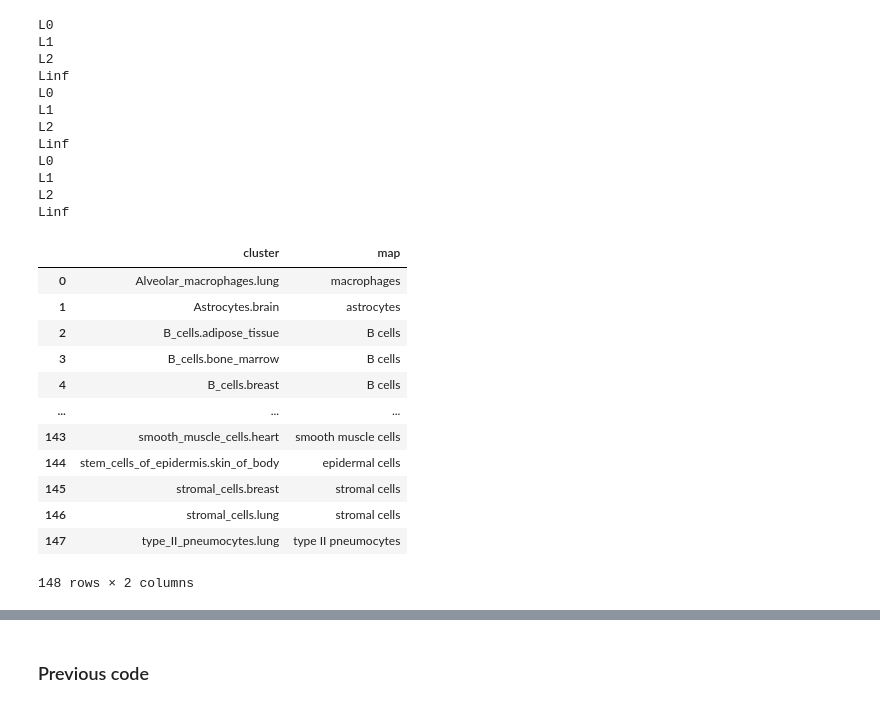
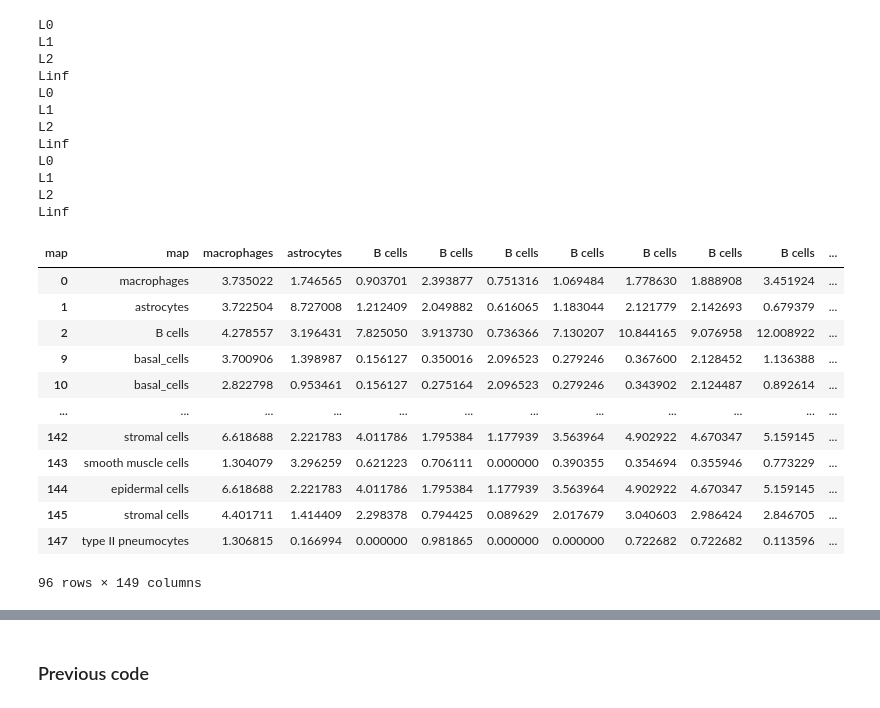
Before and after one commit to Deekshad20/single_cell, a Jupyter notebook: lit_analysis.ipynb, the cells around one changed output, grey strips where cells are left out. Drawn from its saved outputs; the diff is of its cells as text; code cells hidden in the pictures.

```diff
--- a/lit_analysis.ipynb
+++ b/lit_analysis.ipynb
@@ -159,16 +162,16 @@ files =
-# %%
-cell_maps
-# %% [output]
-|  | cluster | map |
-| 0 | Alveolar_macrophages.lung | macrophages |
-| 1 | Astrocytes.brain | astrocytes |
-| 2 | B_cells.adipose_tissue | B cells |
-| 3 | B_cells.bone_marrow | B cells |
-| 4 | B_cells.breast | B cells |
-| ... | ... | ... |
-| 143 | smooth_muscle_cells.heart | smooth muscle cells |
-| 144 | stem_cells_of_epidermis.skin_of_body | epidermal cells |
-| 145 | stromal_cells.breast | stromal cells |
-| 146 | stromal_cells.lung | stromal cells |
-| 147 | type_II_pneumocytes.lung | type II pneumocytes |
-148 rows × 2 columns
+# %%
+df.T.reset_index().drop_duplicates()
+# %% [output]
+| map | map | macrophages | astrocytes | B cells | B cells | B cells | B cells | B cells | B cells | B cells | ... |
+| 0 | macrophages | 3.735022 | 1.746565 | 0.903701 | 2.393877 | 0.751316 | 1.069484 | 1.778630 | 1.888908 | 3.451924 | ... |
+| 1 | astrocytes | 3.722504 | 8.727008 | 1.212409 | 2.049882 | 0.616065 | 1.183044 | 2.121779 | 2.142693 | 0.679379 | ... |
+| 2 | B cells | 4.278557 | 3.196431 | 7.825050 | 3.913730 | 0.736366 | 7.130207 | 10.844165 | 9.076958 | 12.008922 | ... |
+| 9 | basal_cells | 3.700906 | 1.398987 | 0.156127 | 0.350016 | 2.096523 | 0.279246 | 0.367600 | 2.128452 | 1.136388 | ... |
+| 10 | basal_cells | 2.822798 | 0.953461 | 0.156127 | 0.275164 | 2.096523 | 0.279246 | 0.343902 | 2.124487 | 0.892614 | ... |
+| ... | ... | ... | ... | ... | ... | ... | ... | ... | ... | ... | ... |
+| 142 | stromal cells | 6.618688 | 2.221783 | 4.011786 | 1.795384 | 1.177939 | 3.563964 | 4.902922 | 4.670347 | 5.159145 | ... |
+| 143 | smooth muscle cells | 1.304079 | 3.296259 | 0.621223 | 0.706111 | 0.000000 | 0.390355 | 0.354694 | 0.355946 | 0.773229 | ... |
+| 144 | epidermal cells | 6.618688 | 2.221783 | 4.011786 | 1.795384 | 1.177939 | 3.563964 | 4.902922 | 4.670347 | 5.159145 | ... |
+| 145 | stromal cells | 4.401711 | 1.414409 | 2.298378 | 0.794425 | 0.089629 | 2.017679 | 3.040603 | 2.986424 | 2.846705 | ... |
+| 147 | type II pneumocytes | 1.306815 | 0.166994 | 0.000000 | 0.981865 | 0.000000 | 0.000000 | 0.722682 | 0.722682 | 0.113596 | ... |
+96 rows × 149 columns
```
Also changed, not shown: parts of 8 cells of this notebook.
